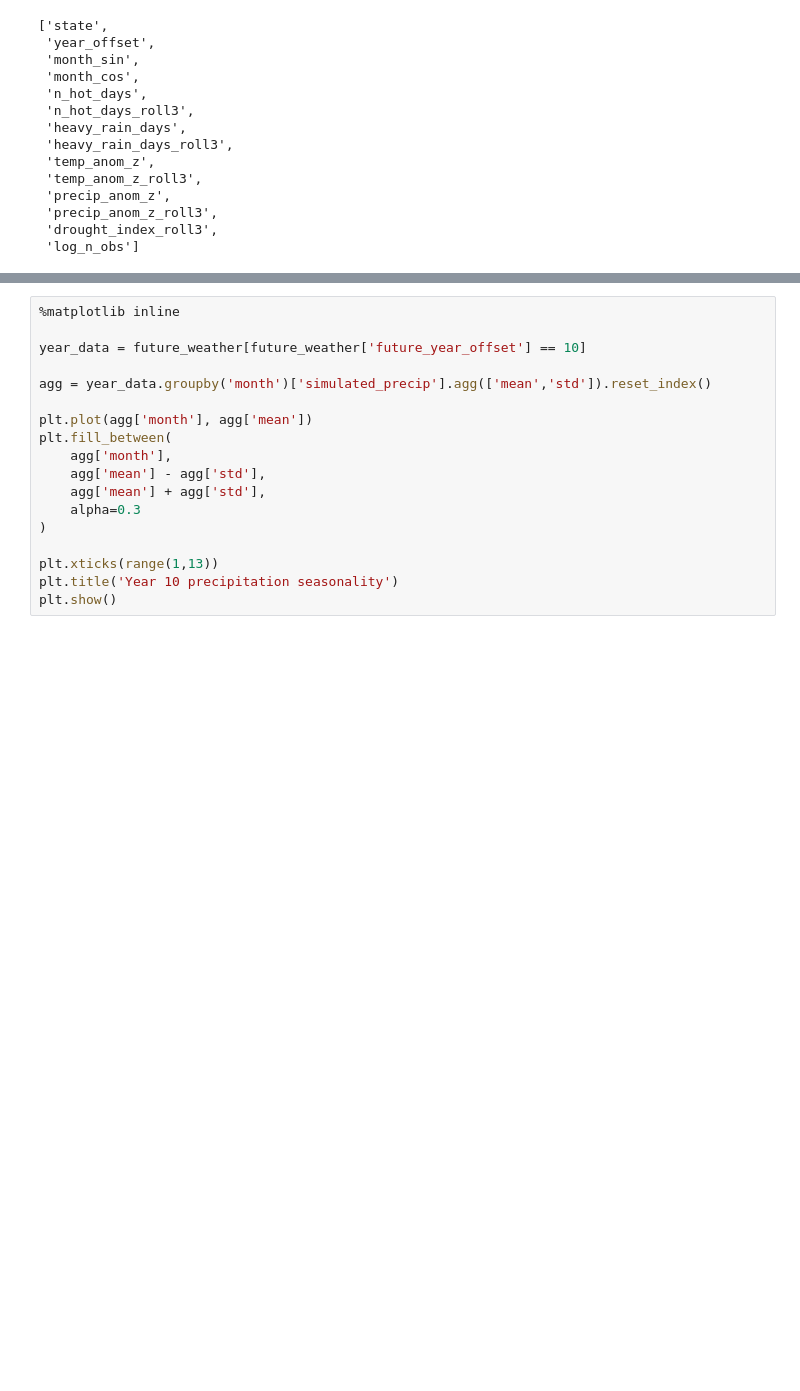
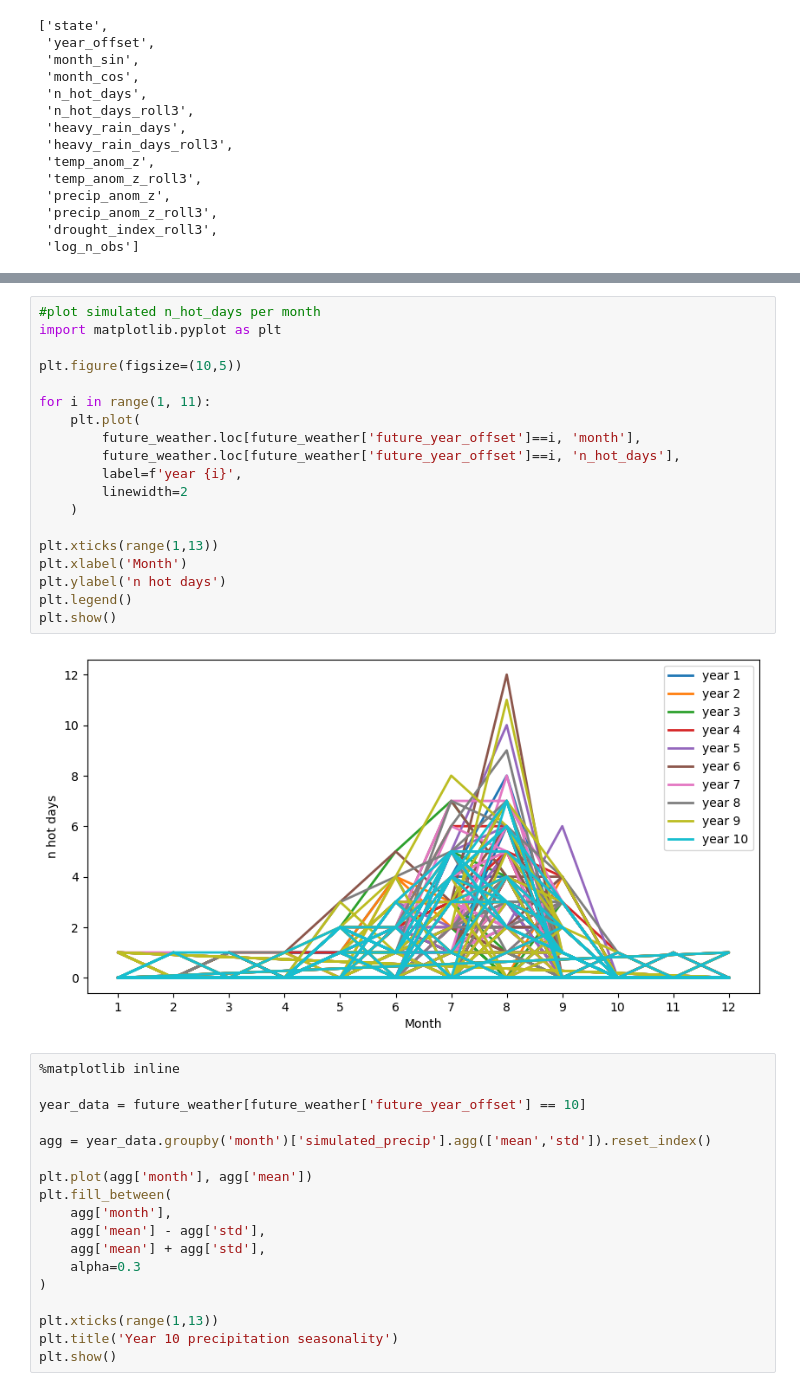
Before and after one commit to delmurphy/wildsignal, a Jupyter notebook: Notebooks/6.Streamlit_app.ipynb, the cells around one changed output, grey strips where cells are left out. Drawn from its saved outputs; the diff is of its cells as text; blank space fills up the shorter version.

```diff
--- a/Notebooks/6.Streamlit_app.ipynb
+++ b/Notebooks/6.Streamlit_app.ipynb
@@ -378,3 +214,24 @@ future_weather
+# %%
+#plot simulated n_hot_days per month
+import matplotlib.pyplot as plt
+
+plt.figure(figsize=(10,5))
+
+for i in range(1, 11):
+    plt.plot(
+        future_weather.loc[future_weather['future_year_offset']==i, 'month'],
+        future_weather.loc[future_weather['future_year_offset']==i, 'n_hot_days'],
+        label=f'year {i}',
+        linewidth=2
+    )
+
+plt.xticks(range(1,13))
+plt.xlabel('Month')
+plt.ylabel('n hot days')
+plt.legend()
+plt.show()
+# %% [output]
+[figure, added]
 # %%
 %matplotlib inline
 
```
Also changed, not shown: parts of 9 cells of this notebook.
